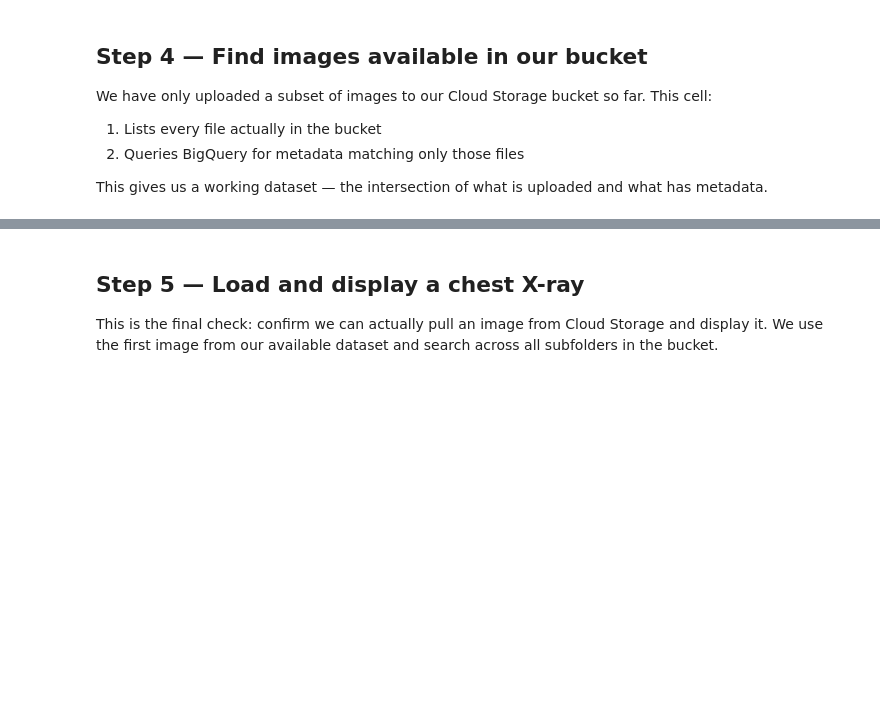
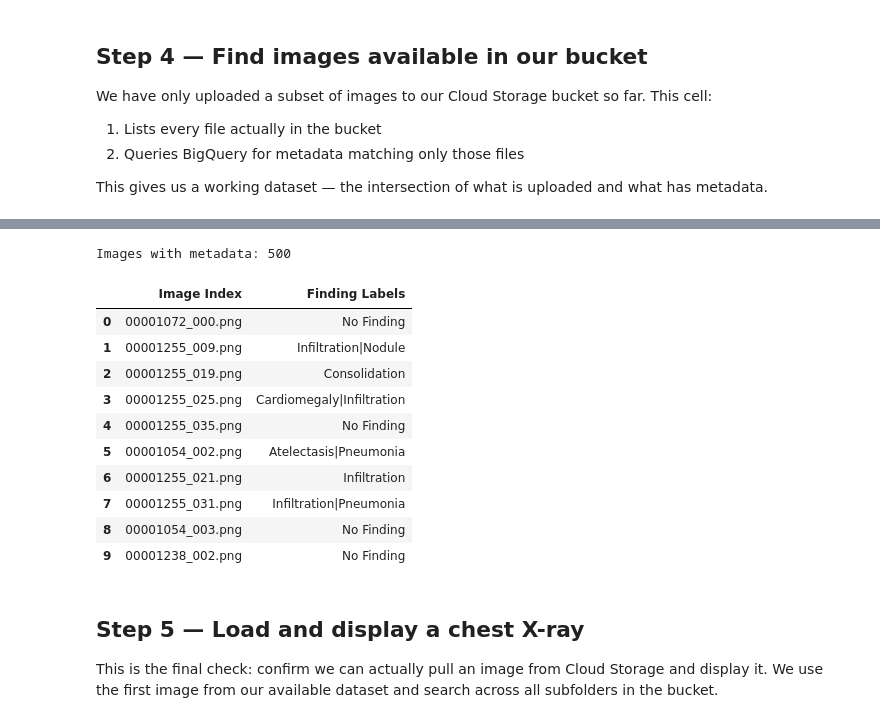
Before and after one commit to portablerug/x-ray-classification, a Jupyter notebook: notebooks/01_data_loading.ipynb, the cells around one changed output, grey strips where cells are left out. Cells and saved outputs as stored; diff of their text form; code cells hidden in the pictures; blank space fills up the shorter version.

```diff
--- a/notebooks/01_data_loading.ipynb
+++ b/notebooks/01_data_loading.ipynb
@@ -133,17 +171,30 @@ print("Sample filenames:", uploaded_filenames[:5])
 # %%
 # Query metadata for only the images we have in the bucket
 # We cap at 500 filenames to stay within BigQuery query size limits
 filenames_sql = ", ".join(f"'{f}'" for f in uploaded_filenames[:500])
 
 query_available = f"""
 SELECT `Image Index`, `Finding Labels`
 FROM `nih-xray-ml.nih_xray.metadata`
 WHERE `Image Index` IN ({filenames_sql})
 """
 
-df = bq_client.query(query_available).to_dataframe()
+df = bq_client.query(query_available).to_dataframe(create_bqstorage_client=False)
 print(f"Images with metadata: {len(df)}")
 df.head(10)
+# %% [output]
+Images with metadata: 500
+|  | Image Index | Finding Labels |
+| 0 | 00001072_000.png | No Finding |
+| 1 | 00001255_009.png | Infiltration|Nodule |
+| 2 | 00001255_019.png | Consolidation |
+| 3 | 00001255_025.png | Cardiomegaly|Infiltration |
+| 4 | 00001255_035.png | No Finding |
+| 5 | 00001054_002.png | Atelectasis|Pneumonia |
+| 6 | 00001255_021.png | Infiltration |
+| 7 | 00001255_031.png | Infiltration|Pneumonia |
+| 8 | 00001054_003.png | No Finding |
+| 9 | 00001238_002.png | No Finding |
 # %% [markdown]
 ## Step 5 — Load and display a chest X-ray
 
```
Also changed, not shown: parts of 6 cells of this notebook.
